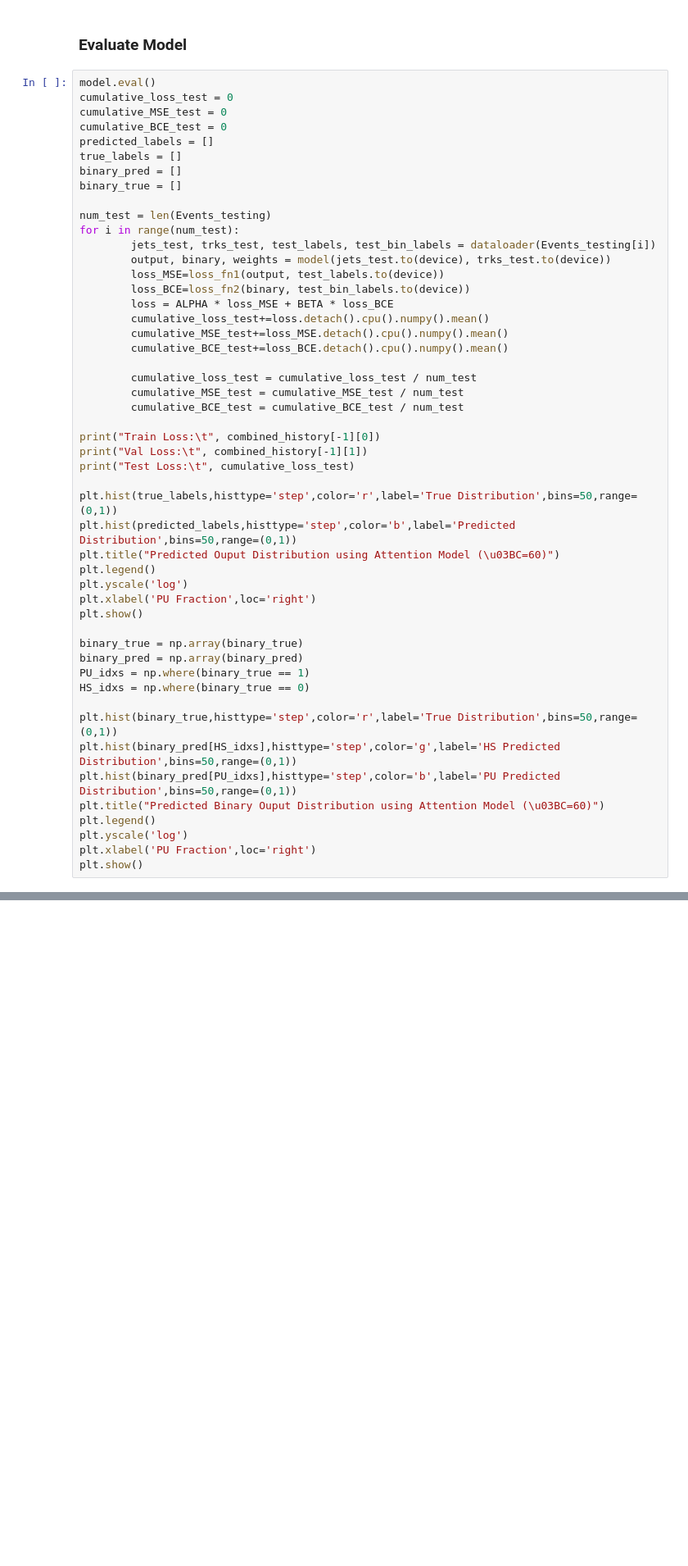
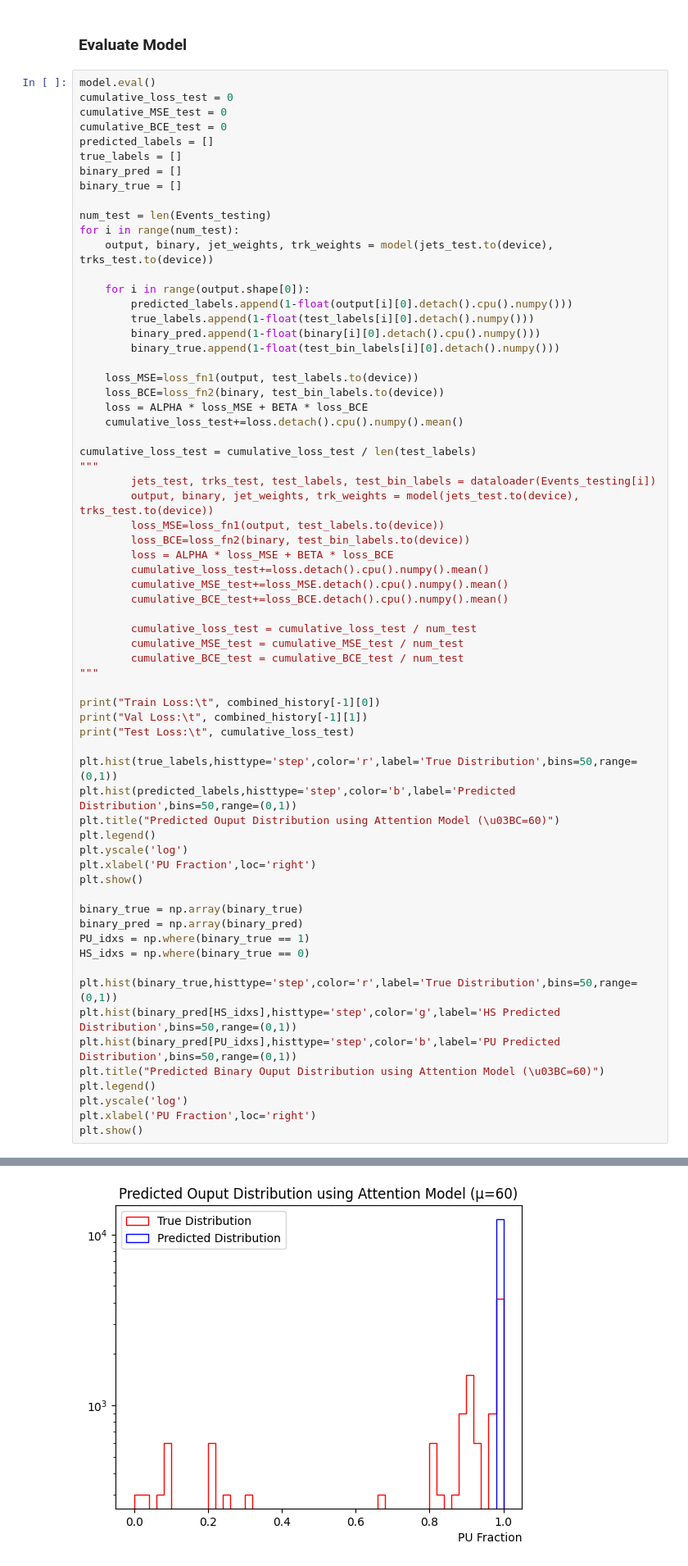
Before and after one commit to LukeV37/Pythia, a Jupyter notebook: Jet_Attention_Model_Event_Level.ipynb, the cells around one changed output, grey strips where cells are left out. Shown at 82% size. Drawn from its saved outputs; the diff is of its cells as text; blank space fills up the shorter version.

```diff
--- a/Jet_Attention_Model_Event_Level.ipynb
+++ b/Jet_Attention_Model_Event_Level.ipynb
@@ -600,8 +549,23 @@ binary_true = []
 
 num_test = len(Events_testing)
 for i in range(num_test):
+    output, binary, jet_weights, trk_weights = model(jets_test.to(device), trks_test.to(device))
+
+    for i in range(output.shape[0]):
+        predicted_labels.append(1-float(output[i][0].detach().cpu().numpy()))
+        true_labels.append(1-float(test_labels[i][0].detach().numpy()))
+        binary_pred.append(1-float(binary[i][0].detach().cpu().numpy()))
+        binary_true.append(1-float(test_bin_labels[i][0].detach().numpy()))
+
+    loss_MSE=loss_fn1(output, test_labels.to(device))
+    loss_BCE=loss_fn2(binary, test_bin_labels.to(device))
+    loss = ALPHA * loss_MSE + BETA * loss_BCE
+    cumulative_loss_test+=loss.detach().cpu().numpy().mean()
+
+cumulative_loss_test = cumulative_loss_test / len(test_labels)
+"""
         jets_test, trks_test, test_labels, test_bin_labels = dataloader(Events_testing[i])
-        output, binary, weights = model(jets_test.to(device), trks_test.to(device))
+        output, binary, jet_weights, trk_weights = model(jets_test.to(device), trks_test.to(device))
         loss_MSE=loss_fn1(output, test_labels.to(device))
         loss_BCE=loss_fn2(binary, test_bin_labels.to(device))
         loss = ALPHA * loss_MSE + BETA * loss_BCE
@@ -612,6 +576,7 @@ for i in range(num_test):
         cumulative_loss_test = cumulative_loss_test / num_test
         cumulative_MSE_test = cumulative_MSE_test / num_test
         cumulative_BCE_test = cumulative_BCE_test / num_test
+"""
 
 print("Train Loss:\t", combined_history[-1][0])
 print("Val Loss:\t", combined_history[-1][1])
@@ -638,3 +603,4 @@ plt.legend()
 plt.yscale('log')
 plt.xlabel('PU Fraction',loc='right')
 plt.show()
+# %% [output]
@@ -640,0 +610 @@ plt.show()
+[figure, added]
```
Also changed, not shown: parts of 11 cells of this notebook.
